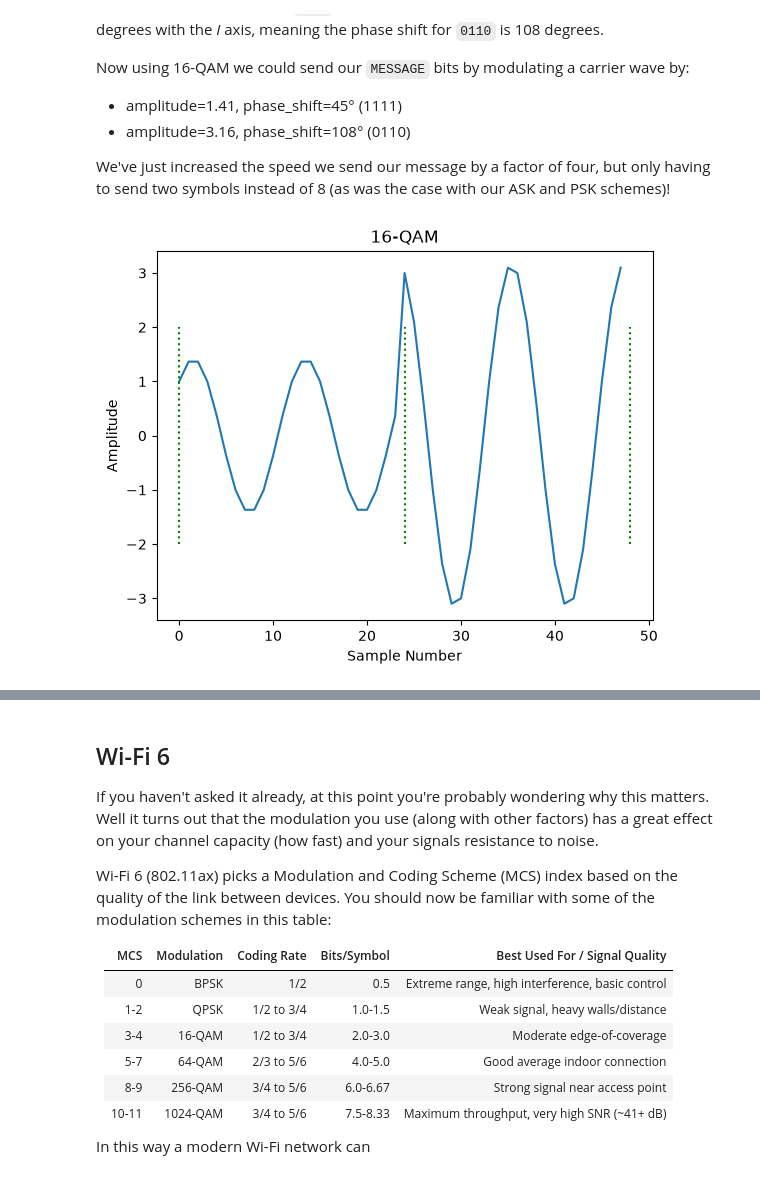
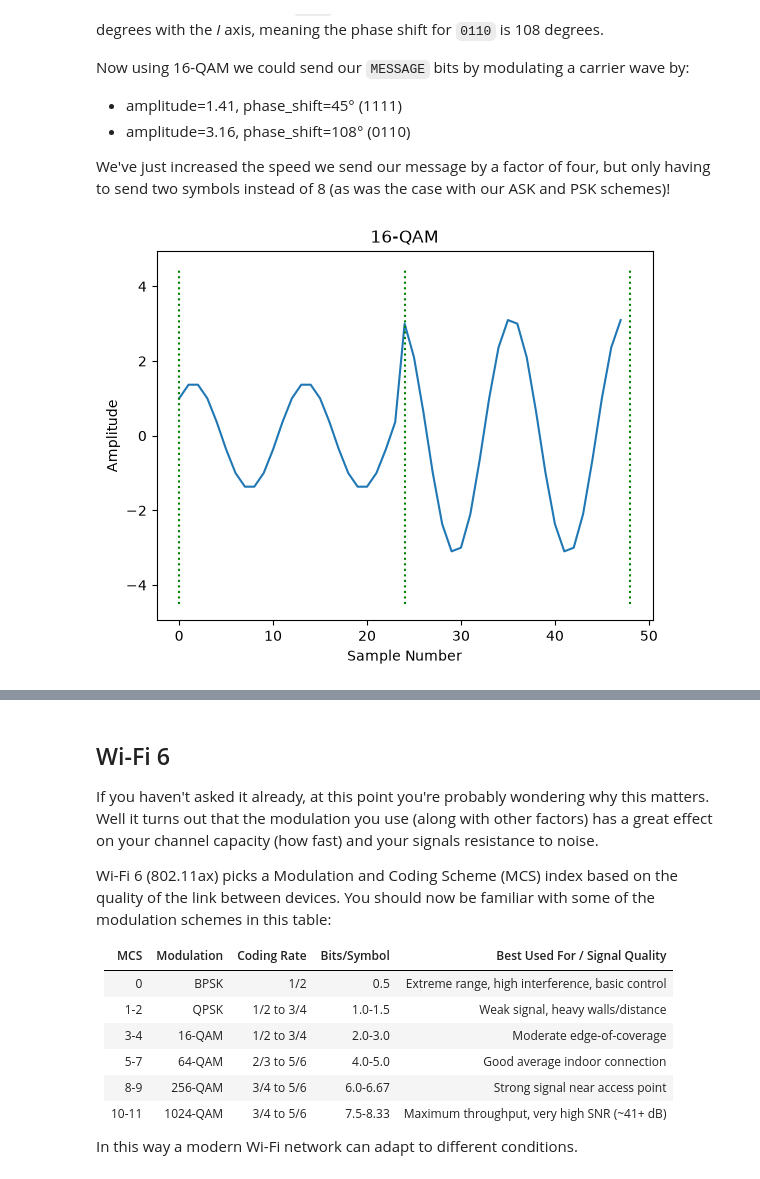
Before and after one commit to rxt1077/it620, a Jupyter notebook: notebooks/modulation.ipynb, the cells around one changed output, grey strips where cells are left out. Cells and saved outputs as stored; diff of their text form; code cells hidden in the pictures.

```diff
--- a/notebooks/modulation.ipynb
+++ b/notebooks/modulation.ipynb
@@ -265,35 +265,35 @@ for symbol in SYMBOLS:
         phase = 225
     elif symbol == 0b0100:
         amplitude = 3.162
         phase = 251.565
     elif symbol == 0b1100:
         amplitude = 3.162
         phase = 288.435
     elif symbol == 0b1000:
         amplitude = 4.243
         phase = 315
     elif symbol == 0b1101:
         amplitude = 1.414
         phase = 315
     elif symbol == 0b1001:
         amplitude = 3.162
         phase = 341.565
 
     phase_shift = phase / 360 * 2 * np.pi
 
     for i in range(SAMPLES_PER_SYMBOL):
         value = amplitude * np.sin(2 * np.pi * FREQUENCY * time + phase_shift)
         samples.append(value)
         time += SAMPLE_PERIOD
 
 plt.plot(range(len(samples)), samples)
 plt.title("16-QAM")
 plt.xlabel("Sample Number")
 plt.ylabel("Amplitude")
-plt.vlines(x=range(0,SAMPLES_PER_SYMBOL*len(SYMBOLS)+1, SAMPLES_PER_SYMBOL), ymin=-2, ymax=2, colors='green', linestyles='dotted')
+plt.vlines(x=range(0,SAMPLES_PER_SYMBOL*len(SYMBOLS)+1, SAMPLES_PER_SYMBOL), ymin=-4.5, ymax=4.5, colors='green', linestyles='dotted')
 plt.show()
 # %% [output]
-[figure, old version]
+[figure, new version]
 # %%
 audio_data = []
 for i in range(200):
@@ -319,4 +319,4 @@ You should now be familiar with some of the modulation schemes in this table:
 | 8-9   | 256-QAM    | 3/4 to 5/6  | 6.0-6.67    | Strong signal near access point                 |
 | 10-11 | 1024-QAM   | 3/4 to 5/6  | 7.5-8.33    | Maximum throughput, very high SNR (~41+ dB)     |
 
-In this way a modern Wi-Fi network can
+In this way a modern Wi-Fi network can adapt to different conditions.
```
Also changed, not shown: parts of 1 cell of this notebook.
